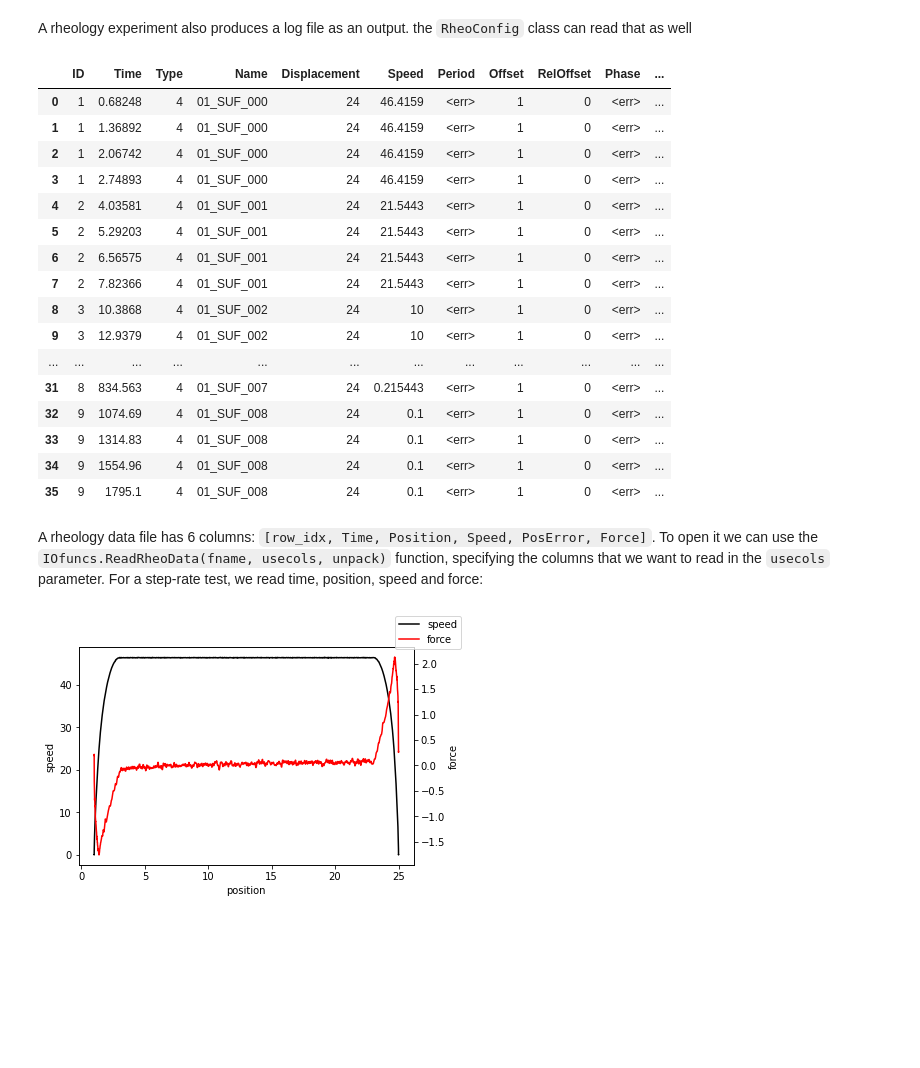
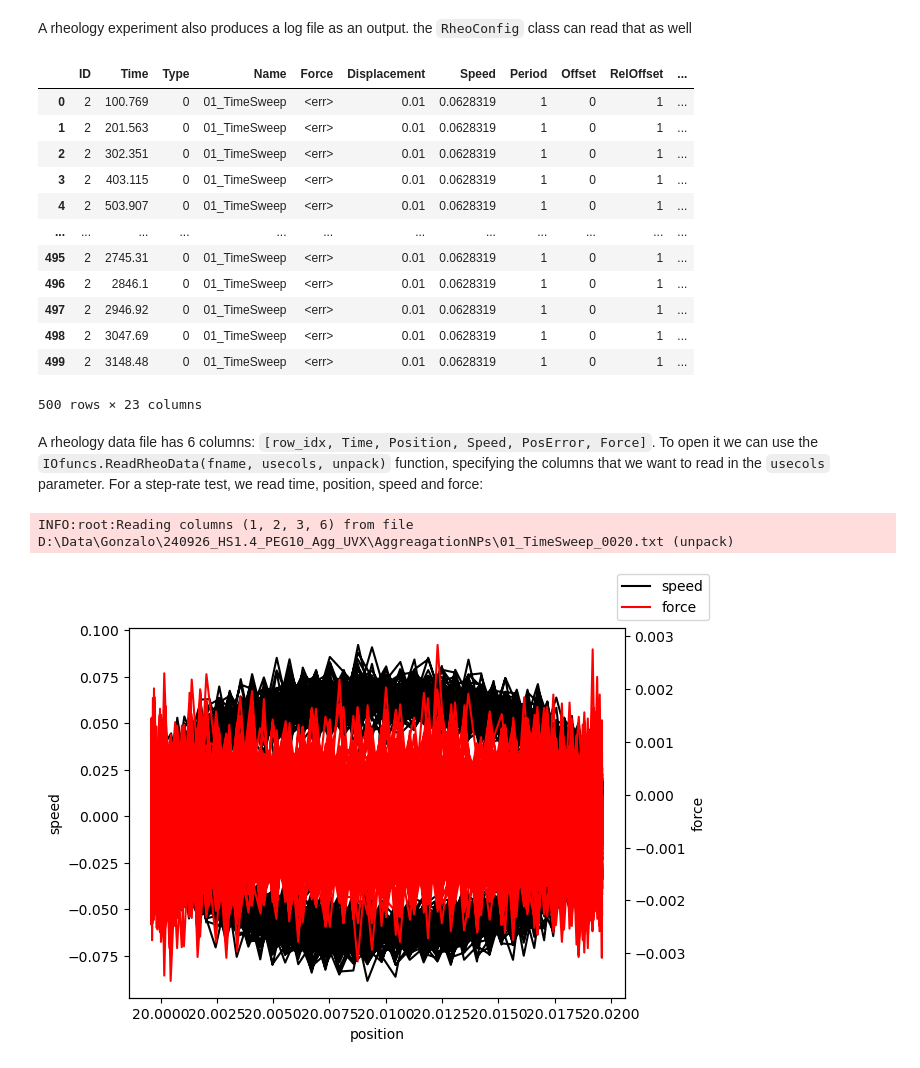
Before and after one commit to steaime/RheoShearCell_postproc, a Jupyter notebook: tutorial1_LoadRheoData.ipynb, the cells around one changed output. Cells and saved outputs as stored; diff of their text form; code cells hidden in the pictures; blank space fills up the shorter version.

Commit message:
Update to new Rheo config file

````diff
--- a/tutorial1_LoadRheoData.ipynb
+++ b/tutorial1_LoadRheoData.ipynb
@@ -6,7 +16,7 @@ from rDLSpp import RheoConfig as rconf
 First, we need a folder where we saved the result of a rheology experiment:
 In this folder, there should be a RheoConfig file (e.g. Config_Rheo.ini). This config file can be digested using the ```RheoConfig``` class:
 # %%
-froot = 'D:\\Data\\Temp'
+froot = r'D:\Data\Gonzalo\240926_HS1.4_PEG10_Agg_UVX\AggreagationNPs'
 rheo_protocol = rconf.RheoProtocol(froot, 'Config_Rheo.ini', 'expLog.txt')
 rheo_protocol
 # %% [output]
@@ -76,36 +88,33 @@
 rheo_explog = rheo_protocol.LoadExpLog()
 rheo_explog
 # %% [output]
-|  | ID | Time | Type | Name | Displacement | Speed | Period | Offset | RelOffset | Phase | ... |
-| 0 | 1 | 0.68248 | 4 | 01_SUF_000 | 24 | 46.4159 | <err> | 1 | 0 | <err> | ... |
-| 1 | 1 | 1.36892 | 4 | 01_SUF_000 | 24 | 46.4159 | <err> | 1 | 0 | <err> | ... |
-| 2 | 1 | 2.06742 | 4 | 01_SUF_000 | 24 | 46.4159 | <err> | 1 | 0 | <err> | ... |
-| 3 | 1 | 2.74893 | 4 | 01_SUF_000 | 24 | 46.4159 | <err> | 1 | 0 | <err> | ... |
-| 4 | 2 | 4.03581 | 4 | 01_SUF_001 | 24 | 21.5443 | <err> | 1 | 0 | <err> | ... |
-| 5 | 2 | 5.29203 | 4 | 01_SUF_001 | 24 | 21.5443 | <err> | 1 | 0 | <err> | ... |
-| 6 | 2 | 6.56575 | 4 | 01_SUF_001 | 24 | 21.5443 | <err> | 1 | 0 | <err> | ... |
-| 7 | 2 | 7.82366 | 4 | 01_SUF_001 | 24 | 21.5443 | <err> | 1 | 0 | <err> | ... |
-| 8 | 3 | 10.3868 | 4 | 01_SUF_002 | 24 | 10 | <err> | 1 | 0 | <err> | ... |
-| 9 | 3 | 12.9379 | 4 | 01_SUF_002 | 24 | 10 | <err> | 1 | 0 | <err> | ... |
+|  | ID | Time | Type | Name | Force | Displacement | Speed | Period | Offset | RelOffset | ... |
+| 0 | 2 | 100.769 | 0 | 01_TimeSweep | <err> | 0.01 | 0.0628319 | 1 | 0 | 1 | ... |
+| 1 | 2 | 201.563 | 0 | 01_TimeSweep | <err> | 0.01 | 0.0628319 | 1 | 0 | 1 | ... |
+| 2 | 2 | 302.351 | 0 | 01_TimeSweep | <err> | 0.01 | 0.0628319 | 1 | 0 | 1 | ... |
+| 3 | 2 | 403.115 | 0 | 01_TimeSweep | <err> | 0.01 | 0.0628319 | 1 | 0 | 1 | ... |
+| 4 | 2 | 503.907 | 0 | 01_TimeSweep | <err> | 0.01 | 0.0628319 | 1 | 0 | 1 | ... |
 | ... | ... | ... | ... | ... | ... | ... | ... | ... | ... | ... | ... |
-| 31 | 8 | 834.563 | 4 | 01_SUF_007 | 24 | 0.215443 | <err> | 1 | 0 | <err> | ... |
-| 32 | 9 | 1074.69 | 4 | 01_SUF_008 | 24 | 0.1 | <err> | 1 | 0 | <err> | ... |
-| 33 | 9 | 1314.83 | 4 | 01_SUF_008 | 24 | 0.1 | <err> | 1 | 0 | <err> | ... |
-| 34 | 9 | 1554.96 | 4 | 01_SUF_008 | 24 | 0.1 | <err> | 1 | 0 | <err> | ... |
-| 35 | 9 | 1795.1 | 4 | 01_SUF_008 | 24 | 0.1 | <err> | 1 | 0 | <err> | ... |
+| 495 | 2 | 2745.31 | 0 | 01_TimeSweep | <err> | 0.01 | 0.0628319 | 1 | 0 | 1 | ... |
+| 496 | 2 | 2846.1 | 0 | 01_TimeSweep | <err> | 0.01 | 0.0628319 | 1 | 0 | 1 | ... |
+| 497 | 2 | 2946.92 | 0 | 01_TimeSweep | <err> | 0.01 | 0.0628319 | 1 | 0 | 1 | ... |
+| 498 | 2 | 3047.69 | 0 | 01_TimeSweep | <err> | 0.01 | 0.0628319 | 1 | 0 | 1 | ... |
+| 499 | 2 | 3148.48 | 0 | 01_TimeSweep | <err> | 0.01 | 0.0628319 | 1 | 0 | 1 | ... |
+500 rows × 23 columns
 # %% [markdown]
 A rheology data file has 6 columns: ```[row_idx, Time, Position, Speed, PosError, Force]```. To open it we can use the ```IOfuncs.ReadRheoData(fname, usecols, unpack)``` function, specifying the columns that we want to read in the ```usecols``` parameter. For a step-rate test, we read time, position, speed and force:
 # %%
-fidx = 0
-int_time, int_pos, int_speed, int_force = iof.ReadRheoData(list_names[fidx], usecols=(1, 2, 3, 5), unpack=True)
+fidx = 20
+int_time, int_pos, int_speed, int_force = iof.ReadRheoData(list_names[fidx], usecols=(1, 2, 3, 6), unpack=True)
 if int_pos is not None:
     fig, ax = plt.subplots()
     ax.plot(int_pos, int_speed, 'k-', label='speed')
     ax.set_xlabel('position')
     ax.set_ylabel('speed')
     ax2 = ax.twinx()
     ax2.plot(int_pos, int_force, 'r-', label='force')
     ax2.set_ylabel('force')
     fig.legend()
 # %% [output]
+INFO:root:Reading columns (1, 2, 3, 6) from file D:\Data\Gonzalo\240926_HS1.4_PEG10_Agg_UVX\AggreagationNPs\01_TimeSweep_0020.txt (unpack)
-[figure, old version]
+[figure, new version]
````
Also changed, not shown: parts of 5 cells of this notebook, 7 other files.
